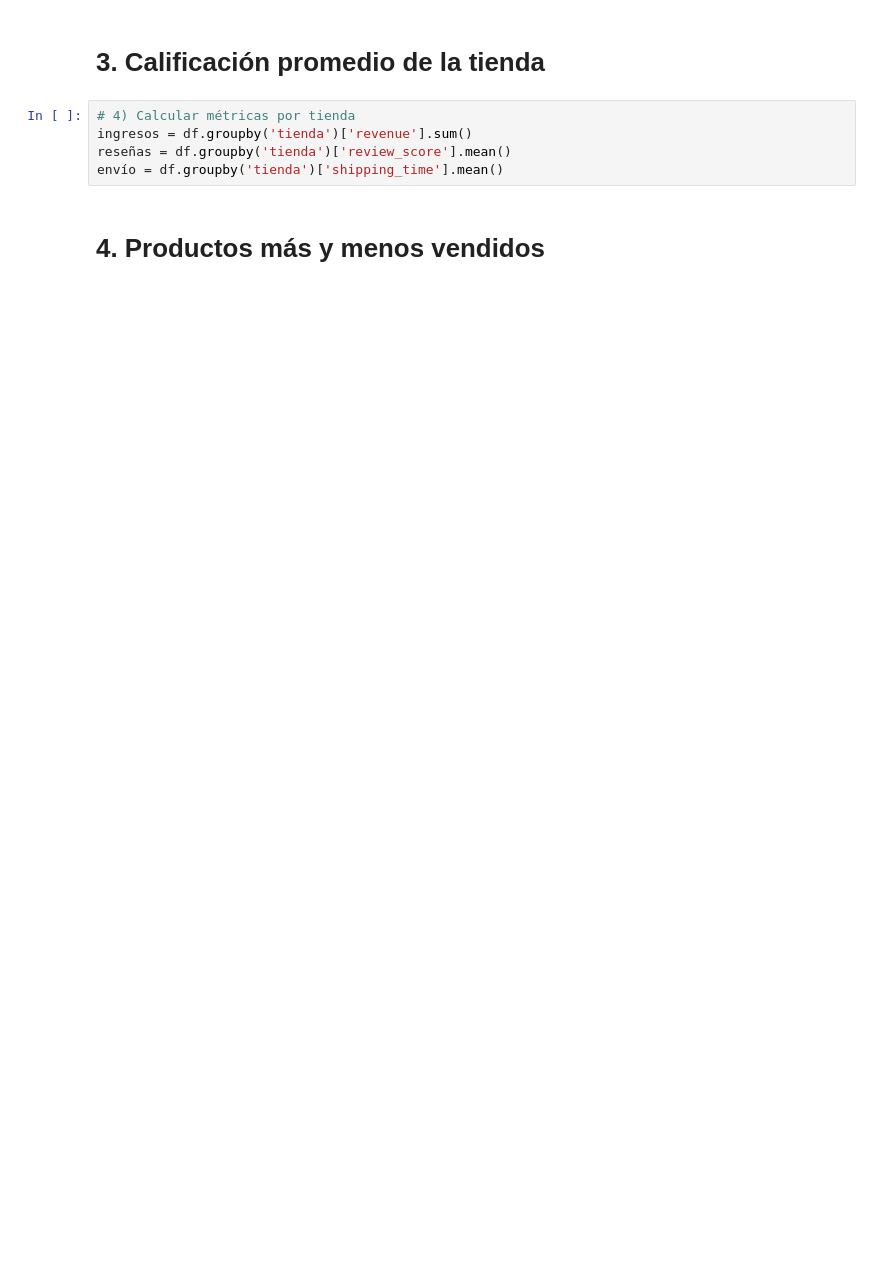
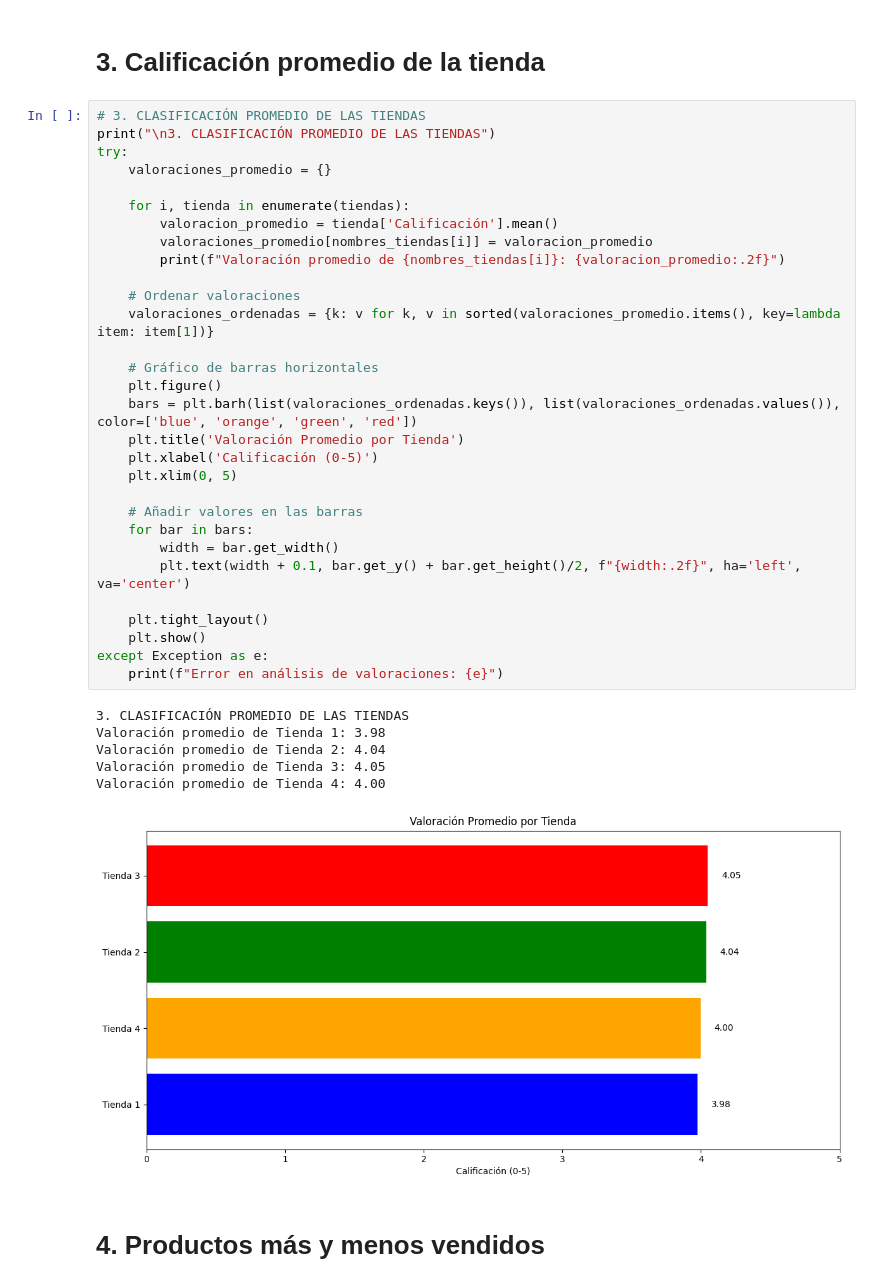
Before and after one commit to Miky-Bareiro/challenge1-data-science-latam, a Jupyter notebook: AluraStoreLatam-final.ipynb, the cells around one changed output. Drawn from its saved outputs; the diff is of its cells as text; blank space fills up the shorter version.

```diff
--- a/AluraStoreLatam-final.ipynb
+++ b/AluraStoreLatam-final.ipynb
@@ -34,9 +108,41 @@ df = pd.concat([df1, df2, df3, df4], ignore_index=True)
 # %% [markdown]
 # 3. Calificación promedio de la tienda
-# %%
-# 4) Calcular métricas por tienda
-ingresos = df.groupby('tienda')['revenue'].sum()
-reseñas = df.groupby('tienda')['review_score'].mean()
-envío = df.groupby('tienda')['shipping_time'].mean()
+# %%
+# 3. CLASIFICACIÓN PROMEDIO DE LAS TIENDAS
+print("\n3. CLASIFICACIÓN PROMEDIO DE LAS TIENDAS")
+try:
+    valoraciones_promedio = {}
+
+    for i, tienda in enumerate(tiendas):
+        valoracion_promedio = tienda['Calificación'].mean()
+        valoraciones_promedio[nombres_tiendas[i]] = valoracion_promedio
+        print(f"Valoración promedio de {nombres_tiendas[i]}: {valoracion_promedio:.2f}")
+
+    # Ordenar valoraciones
+    valoraciones_ordenadas = {k: v for k, v in sorted(valoraciones_promedio.items(), key=lambda item: item[1])}
+
+    # Gráfico de barras horizontales
+    plt.figure()
+    bars = plt.barh(list(valoraciones_ordenadas.keys()), list(valoraciones_ordenadas.values()), color=['blue', 'orange', 'green', 'red'])
+    plt.title('Valoración Promedio por Tienda')
+    plt.xlabel('Calificación (0-5)')
+    plt.xlim(0, 5)
+
+    # Añadir valores en las barras
+    for bar in bars:
+        width = bar.get_width()
+        plt.text(width + 0.1, bar.get_y() + bar.get_height()/2, f"{width:.2f}", ha='left', va='center')
+
+    plt.tight_layout()
+    plt.show()
+except Exception as e:
+    print(f"Error en análisis de valoraciones: {e}")
+# %% [output]
+3. CLASIFICACIÓN PROMEDIO DE LAS TIENDAS
+Valoración promedio de Tienda 1: 3.98
+Valoración promedio de Tienda 2: 4.04
+Valoración promedio de Tienda 3: 4.05
+Valoración promedio de Tienda 4: 4.00
+[figure, added]
 # %% [markdown]
 # 4. Productos más y menos vendidos
```
Also changed, not shown: parts of 16 cells of this notebook.
